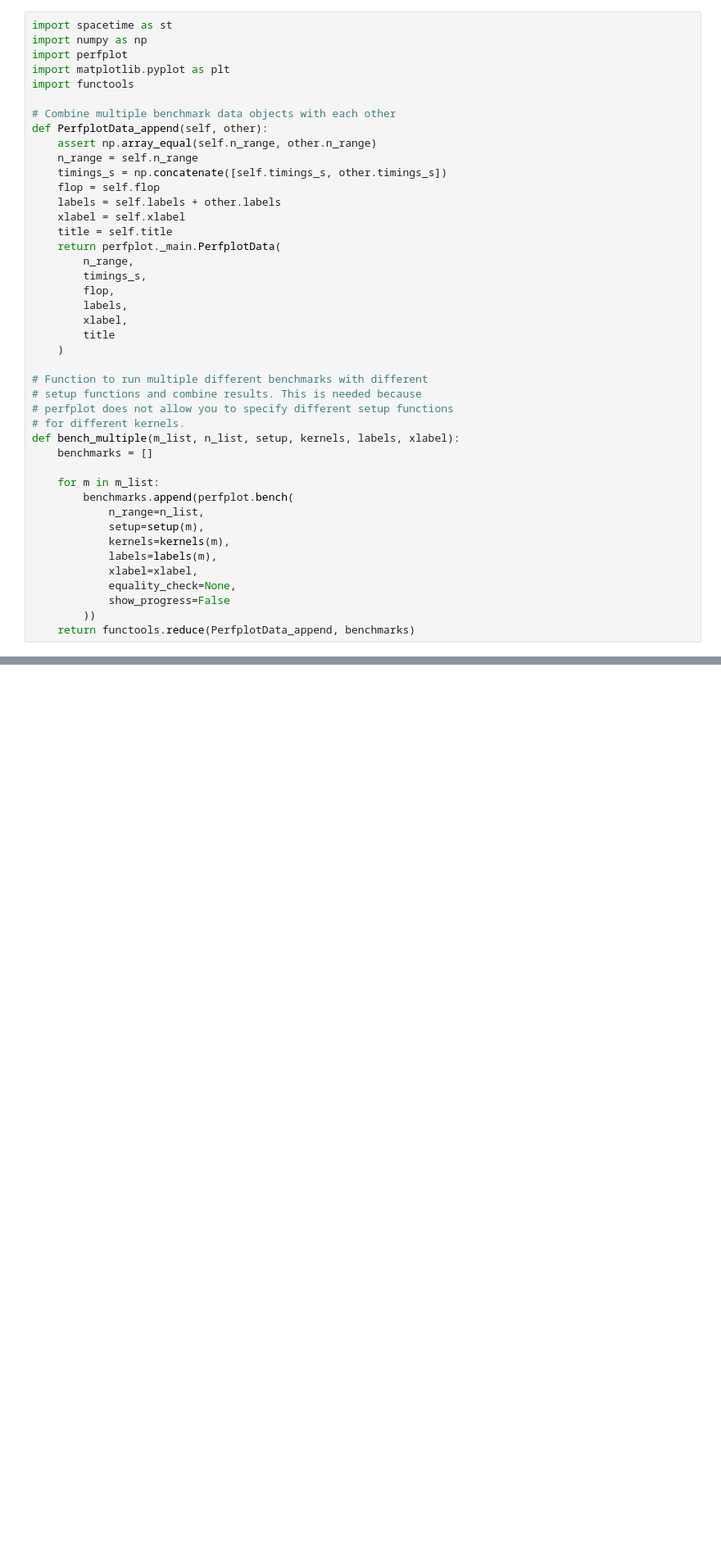
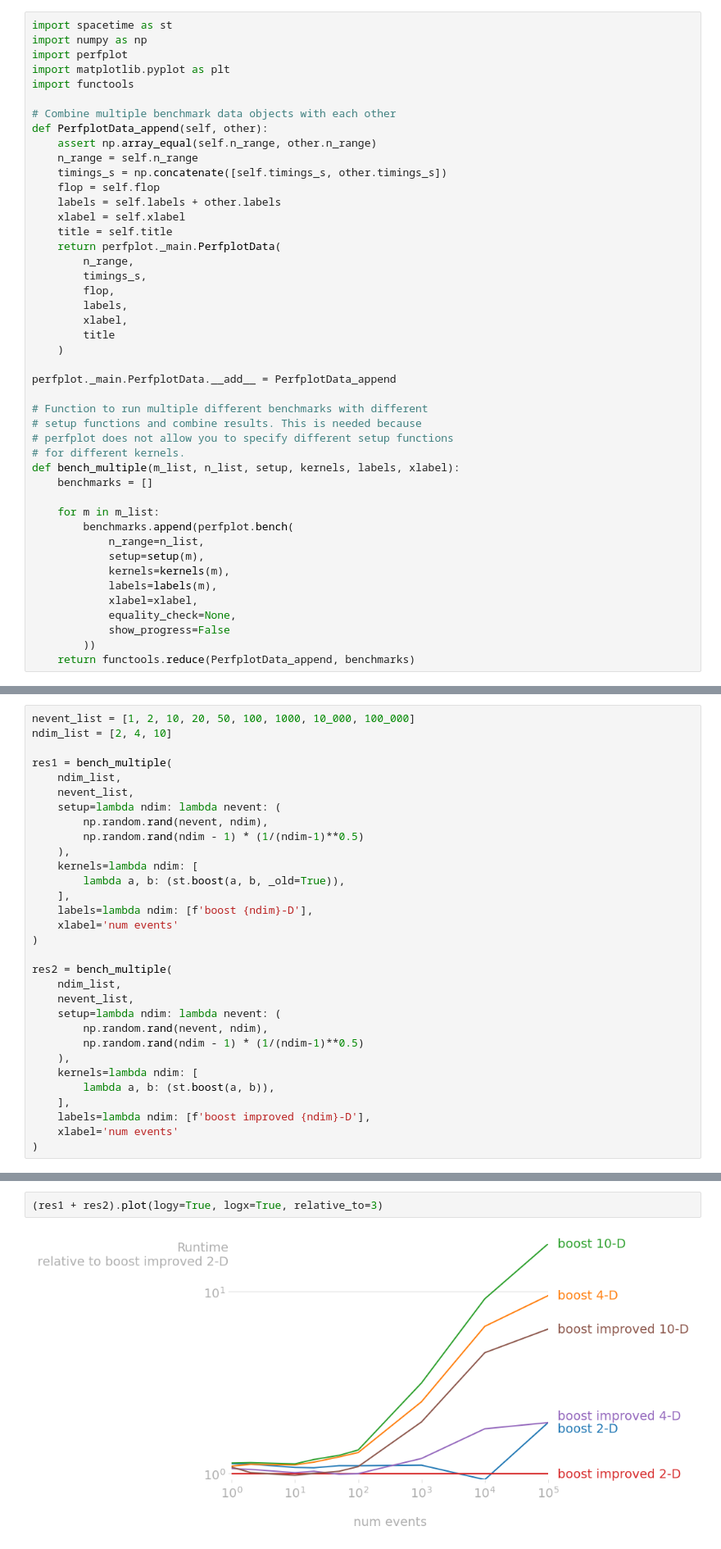
Before and after one commit to kurtamohler/spacetimelib, a Jupyter notebook: notebooks/Performance.ipynb, the cells around one changed output, grey strips where cells are left out. Shown: that part at 82% size. Cells and saved outputs as stored; diff of their text form; blank space fills up the shorter version.

Commit message:
Add faster implementation of `st.boost`
Close #2

```diff
--- a/notebooks/Performance.ipynb
+++ b/notebooks/Performance.ipynb
@@ -23,6 +23,8 @@ def PerfplotData_append(self, other):
         title
     )
 
+perfplot._main.PerfplotData.__add__ = PerfplotData_append
+
 # Function to run multiple different benchmarks with different
 # setup functions and combine results. This is needed because
 # perfplot does not allow you to specify different setup functions
@@ -75,0 +46,31 @@ res.plot()
+# %%
+nevent_list = [1, 2, 10, 20, 50, 100, 1000, 10_000, 100_000]
+ndim_list = [2, 4, 10]
+
+res1 = bench_multiple(
+    ndim_list,
+    nevent_list,
+    setup=lambda ndim: lambda nevent: (
+        np.random.rand(nevent, ndim),
+        np.random.rand(ndim - 1) * (1/(ndim-1)**0.5)
+    ),
+    kernels=lambda ndim: [
+        lambda a, b: (st.boost(a, b, _old=True)),
+    ],
+    labels=lambda ndim: [f'boost {ndim}-D'],
+    xlabel='num events'
+)
+
+res2 = bench_multiple(
+    ndim_list,
+    nevent_list,
+    setup=lambda ndim: lambda nevent: (
+        np.random.rand(nevent, ndim),
+        np.random.rand(ndim - 1) * (1/(ndim-1)**0.5)
+    ),
+    kernels=lambda ndim: [
+        lambda a, b: (st.boost(a, b)),
+    ],
+    labels=lambda ndim: [f'boost improved {ndim}-D'],
+    xlabel='num events'
+)
@@ -75,0 +91,4 @@ res.plot()
+# %%
+(res1 + res2).plot(logy=True, logx=True, relative_to=3)
+# %% [output]
+[figure, added]
```
Also changed, not shown: parts of 3 cells of this notebook, 2 other files.
